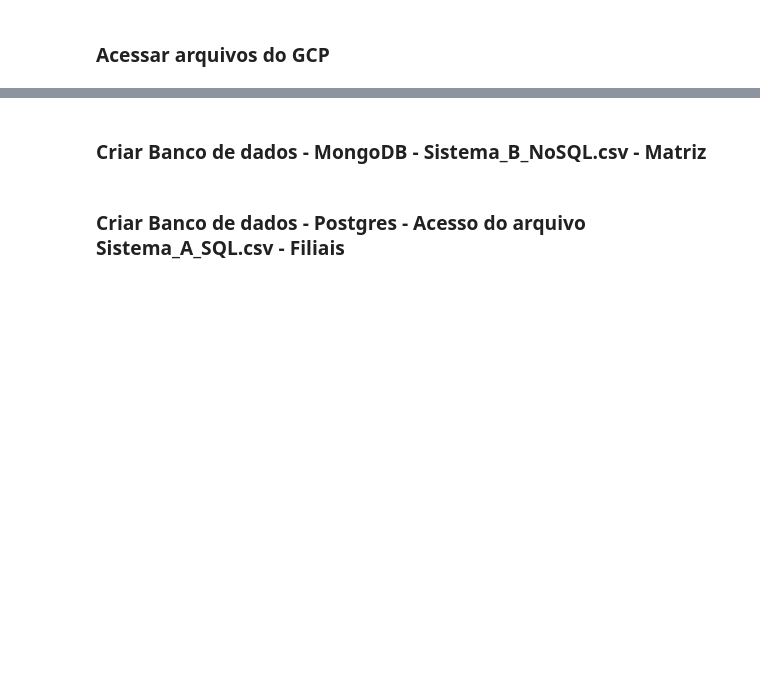
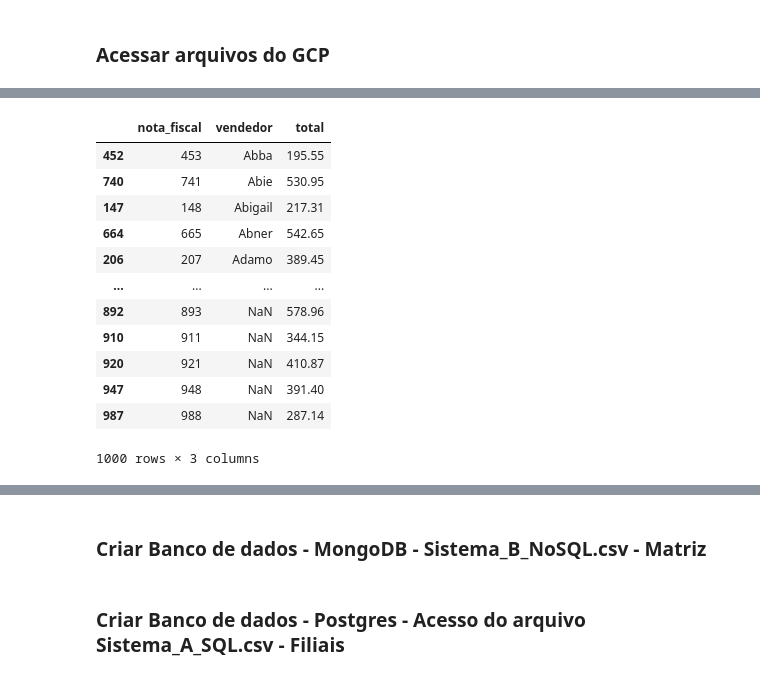
Before and after one commit to fullstackwd/Data_engineer, a Jupyter notebook: at20DE/atividade_20.ipynb, the cells around one changed output, grey strips where cells are left out. Cells and saved outputs as stored; diff of their text form; code cells hidden in the pictures; blank space fills up the shorter version.

```diff
--- a/at20DE/atividade_20.ipynb
+++ b/at20DE/atividade_20.ipynb
@@ -82,0 +256,16 @@ gcpA
+# %%
+gcpB.sort_values('vendedor', ascending=True)
+# %% [output]
+|  | nota_fiscal | vendedor | total |
+| 452 | 453 | Abba | 195.55 |
+| 740 | 741 | Abie | 530.95 |
+| 147 | 148 | Abigail | 217.31 |
+| 664 | 665 | Abner | 542.65 |
+| 206 | 207 | Adamo | 389.45 |
+| ... | ... | ... | ... |
+| 892 | 893 | NaN | 578.96 |
+| 910 | 911 | NaN | 344.15 |
+| 920 | 921 | NaN | 410.87 |
+| 947 | 948 | NaN | 391.40 |
+| 987 | 988 | NaN | 287.14 |
+1000 rows × 3 columns
```
Also changed, not shown: parts of 82 cells of this notebook, 4 other files.
